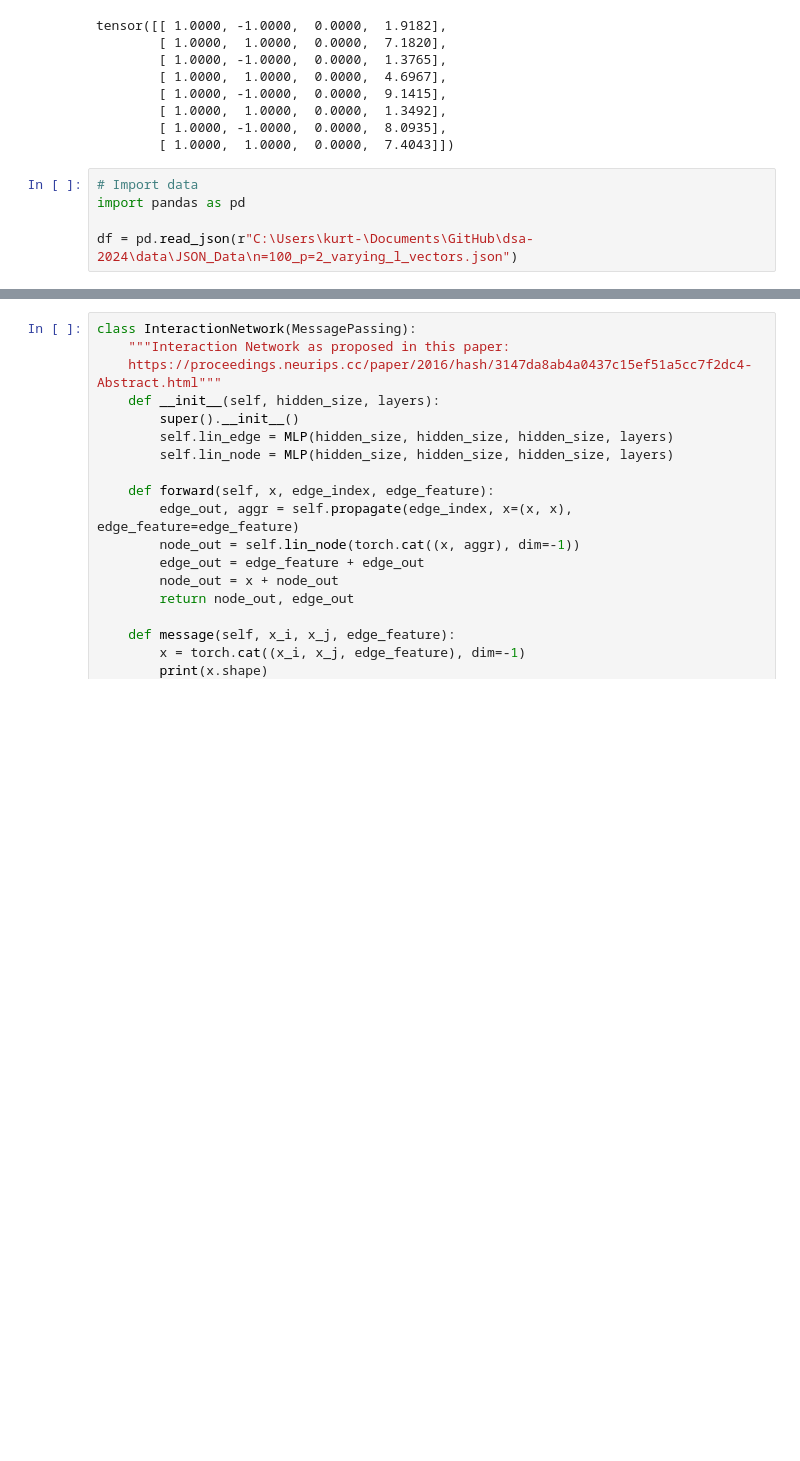
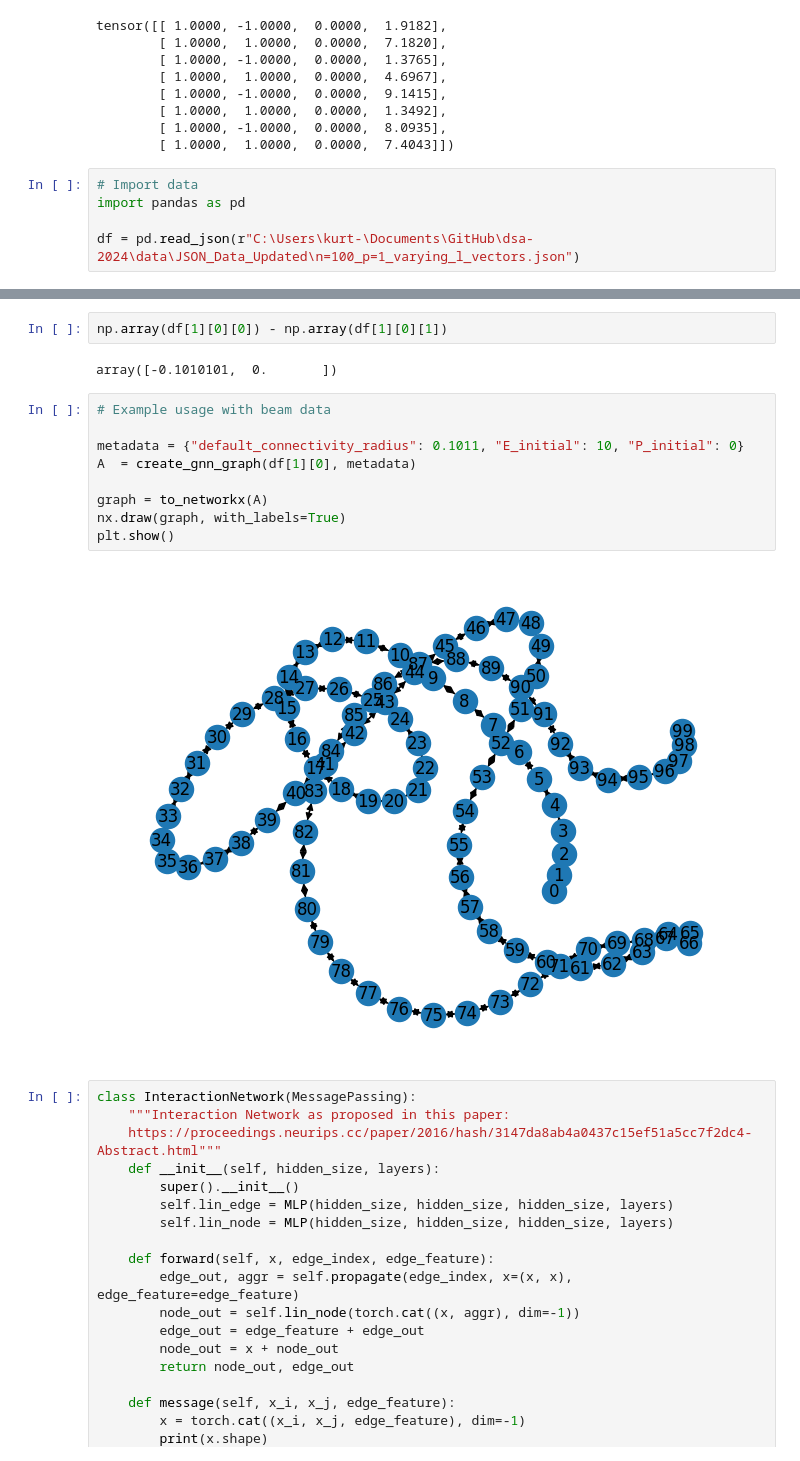
Before and after one commit to jamesterryxu/dsa-2024, a Jupyter notebook: GNNs/GNN_Collab.ipynb, the cells around one changed output, grey strips where cells are left out. Drawn from its saved outputs; the diff is of its cells as text; blank space fills up the shorter version.

```diff
--- a/GNNs/GNN_Collab.ipynb
+++ b/GNNs/GNN_Collab.ipynb
@@ -108,4 +108,4 @@ tensor([[ 1.0000, -1.0000,  0.0000,  1.9182],
 # Import data
 import pandas as pd
 
-df = pd.read_json(r"C:\Users\kurt-\Documents\GitHub\dsa-2024\data\JSON_Data\n=100_p=2_varying_l_vectors.json")
+df = pd.read_json(r"C:\Users\kurt-\Documents\GitHub\dsa-2024\data\JSON_Data_Updated\n=100_p=1_varying_l_vectors.json")
@@ -115,3 +112,18 @@ ValueError: only one element tensors can be converted to Python scalars
+# %%
+np.array(df[1][0][0]) - np.array(df[1][0][1])
+# %% [output]
+array([-0.1010101,  0.       ])
+# %%
+# Example usage with beam data
+
+metadata = {"default_connectivity_radius": 0.1011, "E_initial": 10, "P_initial": 0}
+A  = create_gnn_graph(df[1][0], metadata)
+
+graph = to_networkx(A)
+nx.draw(graph, with_labels=True)
+plt.show()
+# %% [output]
+[figure, added]
 # %%
 class InteractionNetwork(MessagePassing):
     """Interaction Network as proposed in this paper:
```
Also changed, not shown: parts of 1 cell of this notebook.
